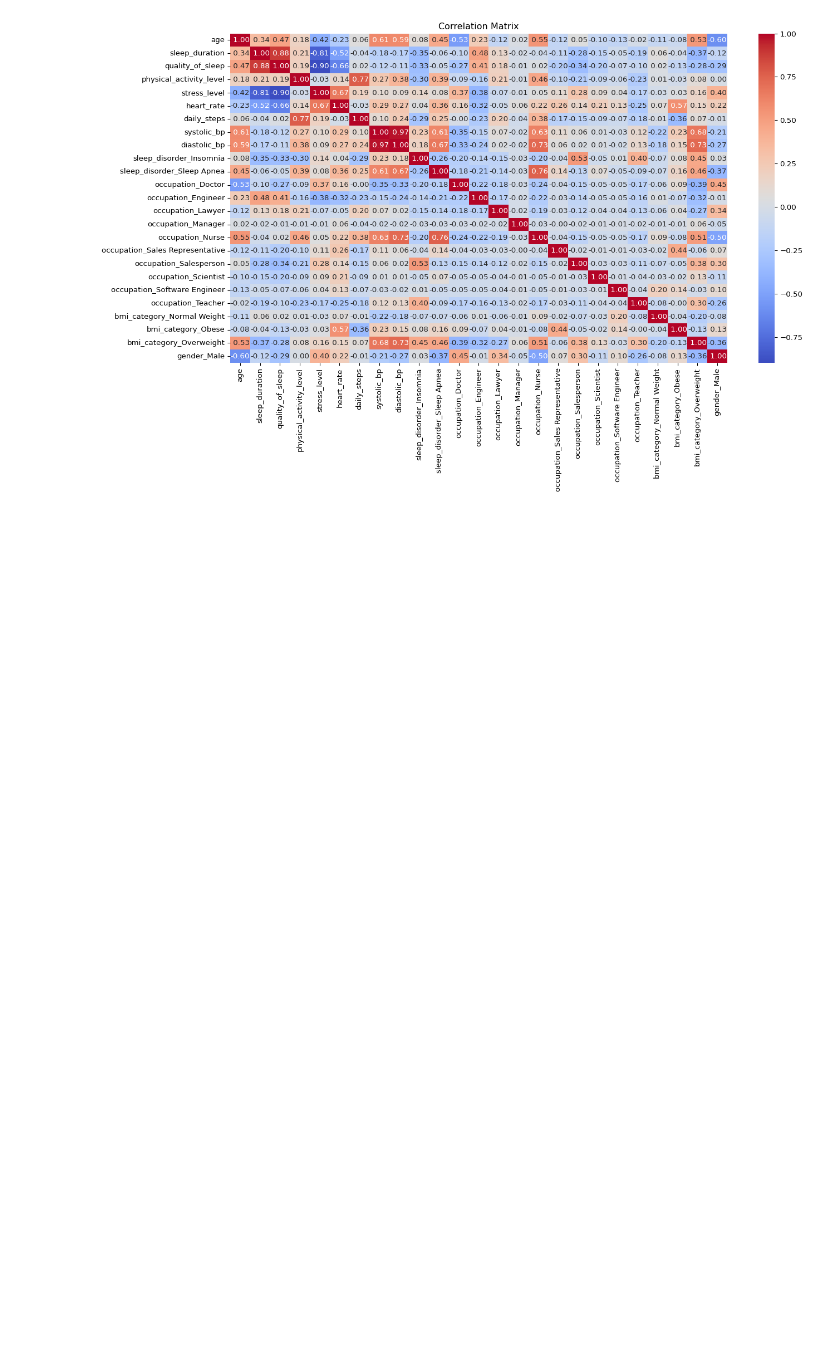
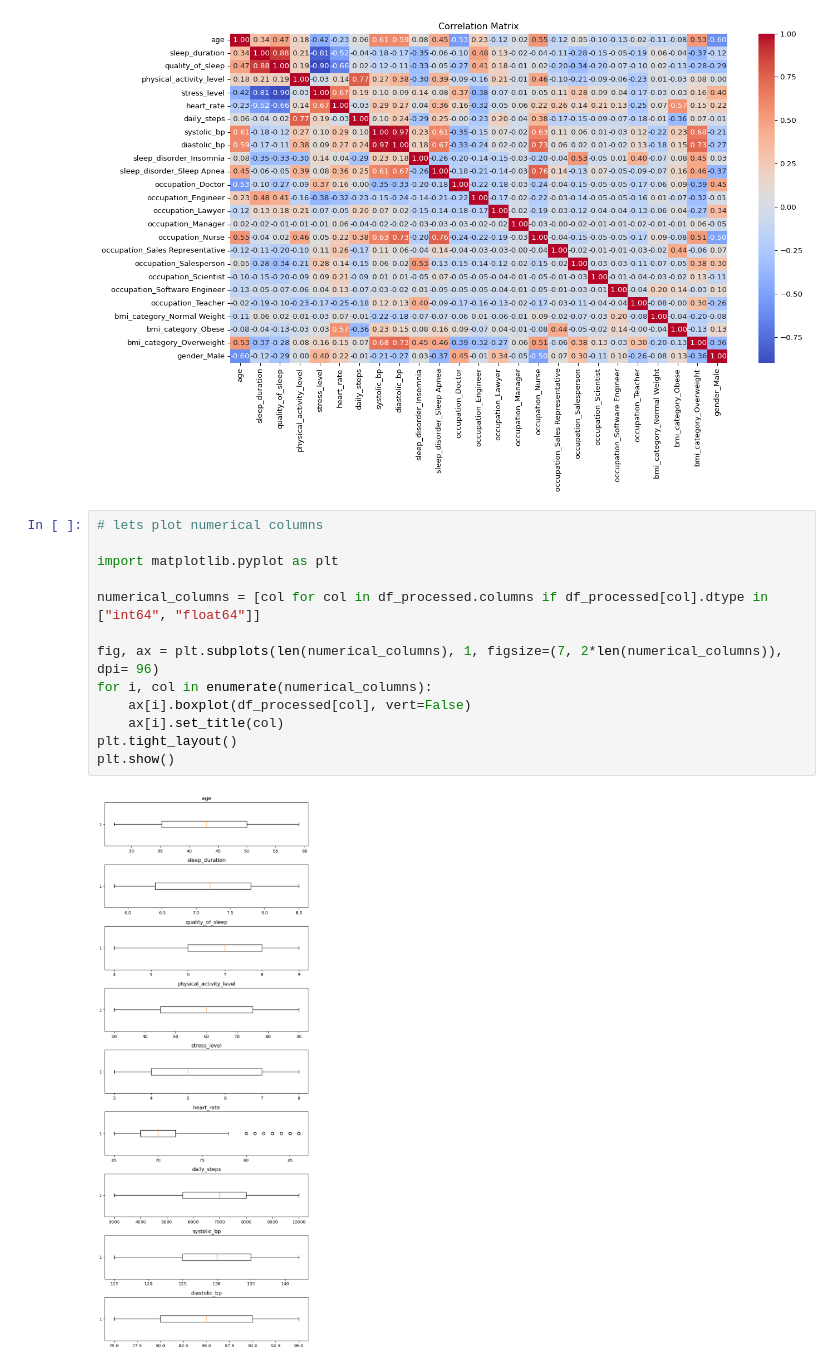
Before and after one commit to yasath-04/UOM-AI-session_Term1, a Jupyter notebook: session-3/sleeplife.ipynb, the cells around one changed output. Saved outputs shown, nothing was run; the diff lists cells and outputs as text; blank space fills up the shorter version.

```diff
--- a/session-3/sleeplife.ipynb
+++ b/session-3/sleeplife.ipynb
@@ -241,3 +241,18 @@ plt.title('Correlation Matrix')
 plt.show()
 # %% [output]
 [figure]
+# %%
+# lets plot numerical columns
+
+import matplotlib.pyplot as plt
+
+numerical_columns = [col for col in df_processed.columns if df_processed[col].dtype in ["int64", "float64"]]
+
+fig, ax = plt.subplots(len(numerical_columns), 1, figsize=(7, 2*len(numerical_columns)), dpi= 96)
+for i, col in enumerate(numerical_columns):
+    ax[i].boxplot(df_processed[col], vert=False)
+    ax[i].set_title(col)
+plt.tight_layout()
+plt.show()
+# %% [output]
+[figure, added]
```
Also changed, not shown: parts of 7 cells of this notebook.
